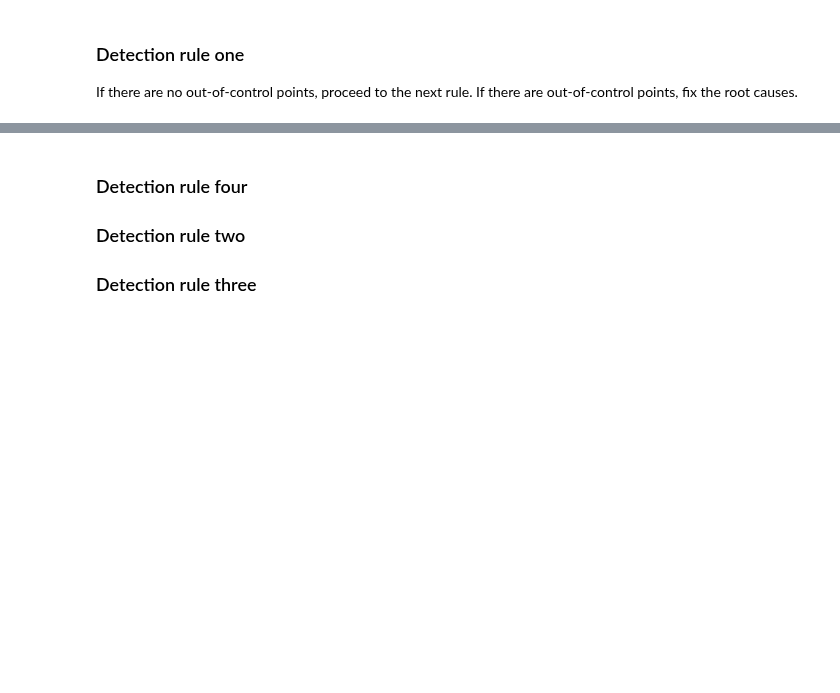
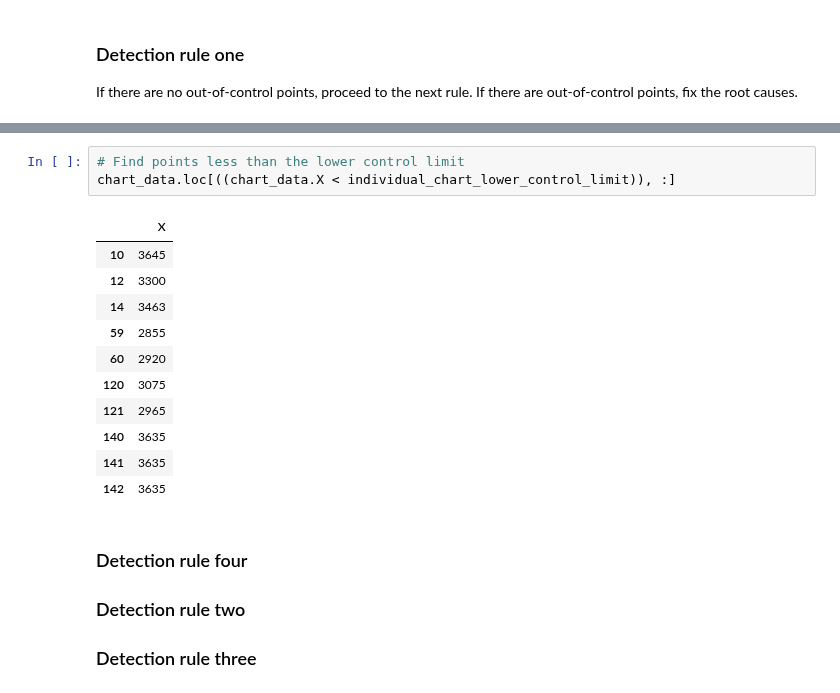
Before and after one commit to tracyyingyingwang/control_charts, a Jupyter notebook: control_charts_xmr.ipynb, the cells around one changed output, grey strips where cells are left out. Cells and saved outputs as stored; diff of their text form; blank space fills up the shorter version.

```diff
--- a/control_charts_xmr.ipynb
+++ b/control_charts_xmr.ipynb
@@ -205,3 +189,18 @@ chart_data.loc[((chart_data.X > individual_chart_upper_control_limit)) | \
+# %%
+# Find points less than the lower control limit
+chart_data.loc[((chart_data.X < individual_chart_lower_control_limit)), :]
+# %% [output]
+|  | X |
+| 10 | 3645 |
+| 12 | 3300 |
+| 14 | 3463 |
+| 59 | 2855 |
+| 60 | 2920 |
+| 120 | 3075 |
+| 121 | 2965 |
+| 140 | 3635 |
+| 141 | 3635 |
+| 142 | 3635 |
 # %% [markdown]
 ### Detection rule four
 ### Detection rule two
```
Also changed, not shown: parts of 2 cells of this notebook.
